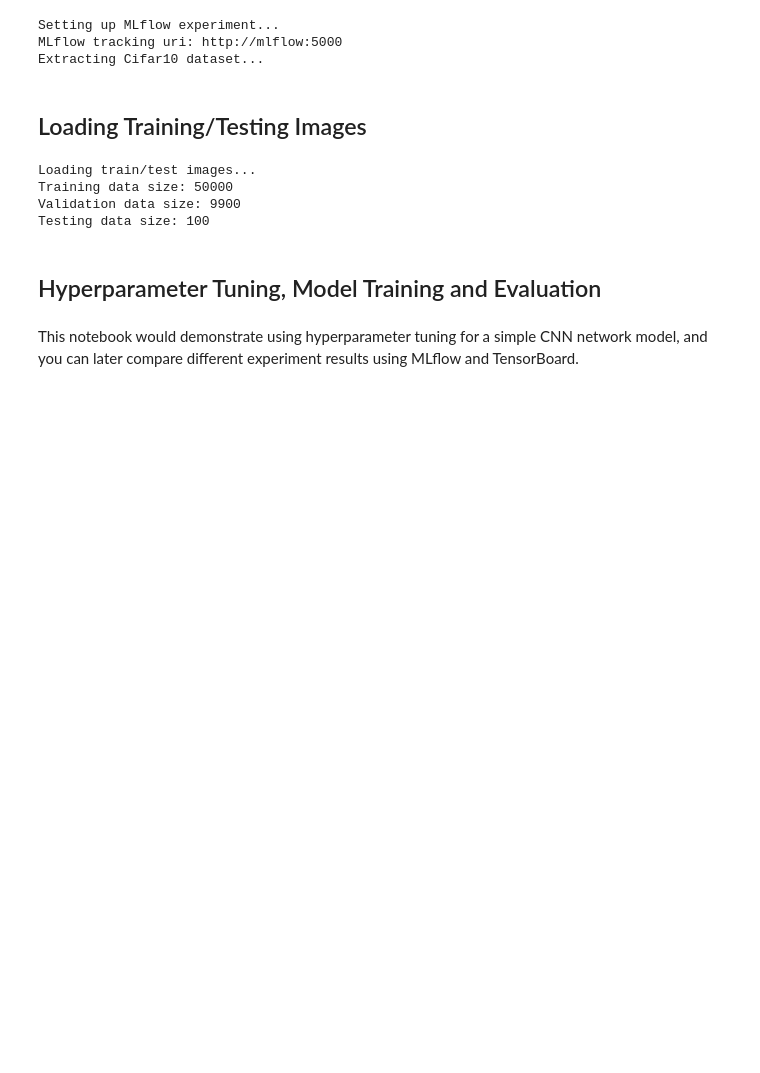
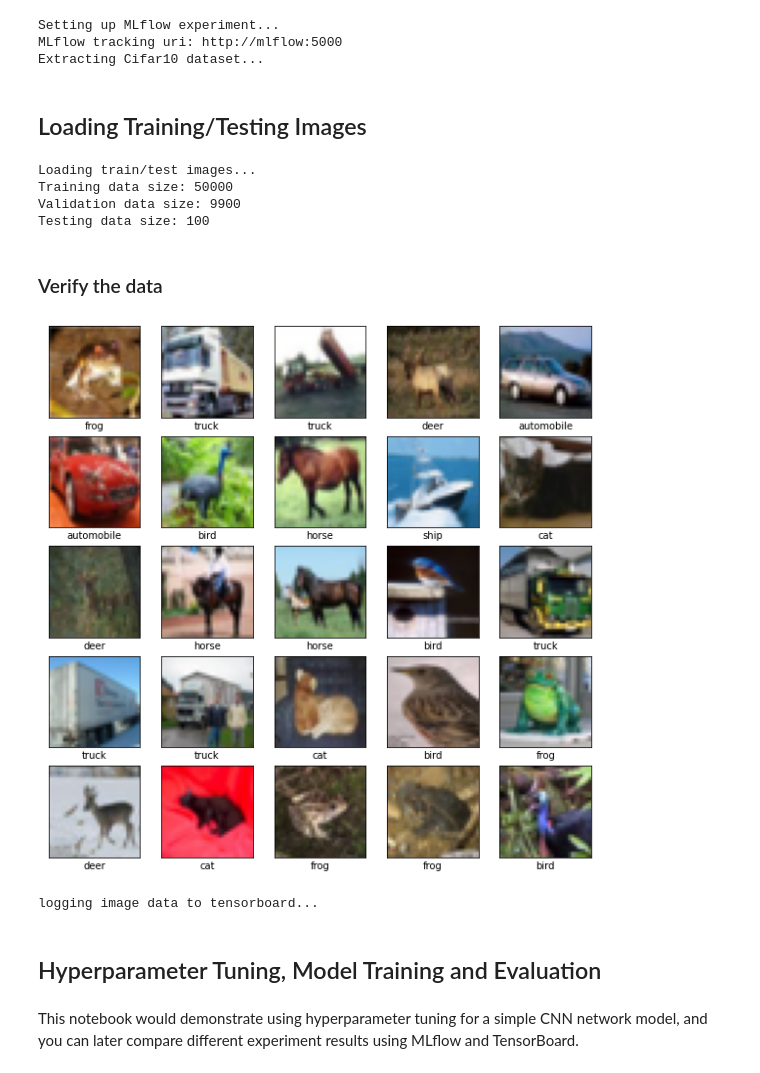
Before and after one commit to cyyeh/ml-platform-tutorials, a Jupyter notebook: app/cifar10.ipynb, the cells around one changed output. Cells and saved outputs as stored; diff of their text form; code cells hidden in the pictures; blank space fills up the shorter version.

Commit message:
add images logging

```diff
--- a/app/cifar10.ipynb
+++ b/app/cifar10.ipynb
@@ -118,6 +119,38 @@ Loading train/test images...
 Training data size: 50000
 Validation data size: 9900
 Testing data size: 100
+# %% [markdown]
+### Verify the data
+# %%
+# Sets up a timestamped log directory.
+logdir = f'../logs/tensorboard/{logging_datetime}/images'
+# Creates a file writer for the log directory.
+file_writer = tf.summary.create_file_writer(logdir)
+
+class_names = ['airplane', 'automobile', 'bird', 'cat', 'deer',
+               'dog', 'frog', 'horse', 'ship', 'truck']
+
+plt.figure(figsize=(10,10))
+for i in range(25):
+    plt.subplot(5,5,i+1)
+    plt.xticks([])
+    plt.yticks([])
+    plt.grid(False)
+    plt.imshow(train_images[i], cmap=plt.cm.binary)
+    # The CIFAR labels happen to be arrays,
+    # which is why you need the extra index
+    plt.xlabel(class_names[train_labels[i][0]])
+plt.show()
+
+print('logging image data to tensorboard...')
+NUM_IMAGES = 25
+with file_writer.as_default():
+    # Don't forget to reshape.
+    images = np.reshape(train_images[0:NUM_IMAGES], (-1, 32, 32, 3))
+    tf.summary.image("25 training data examples", images, max_outputs=NUM_IMAGES, step=0)
+# %% [output]
+[figure, added]
+logging image data to tensorboard...
 # %% [markdown]
 ## Hyperparameter Tuning, Model Training and Evaluation
 # %% [markdown]
```
Also changed, not shown: parts of 5 cells of this notebook, 1 other file.
